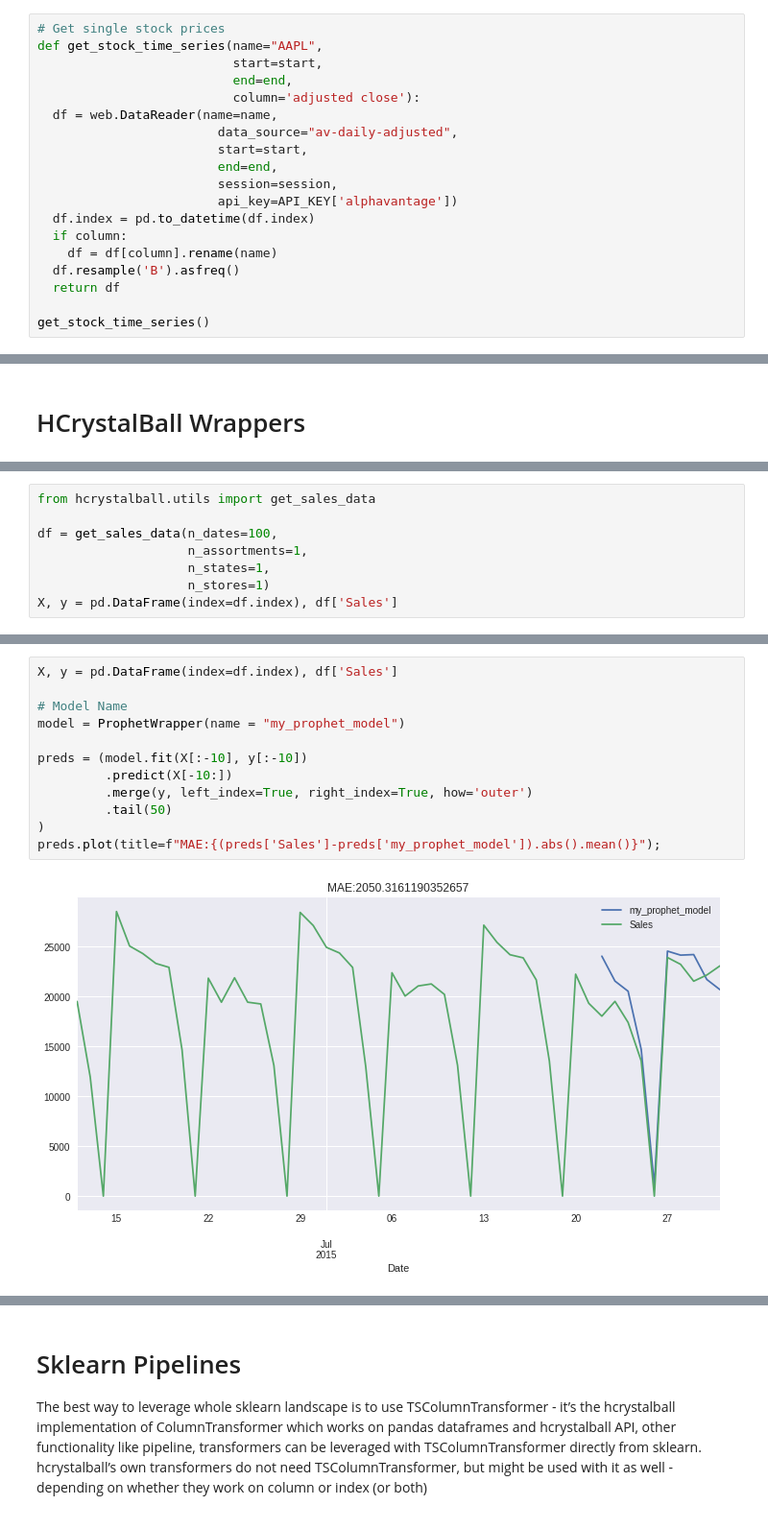
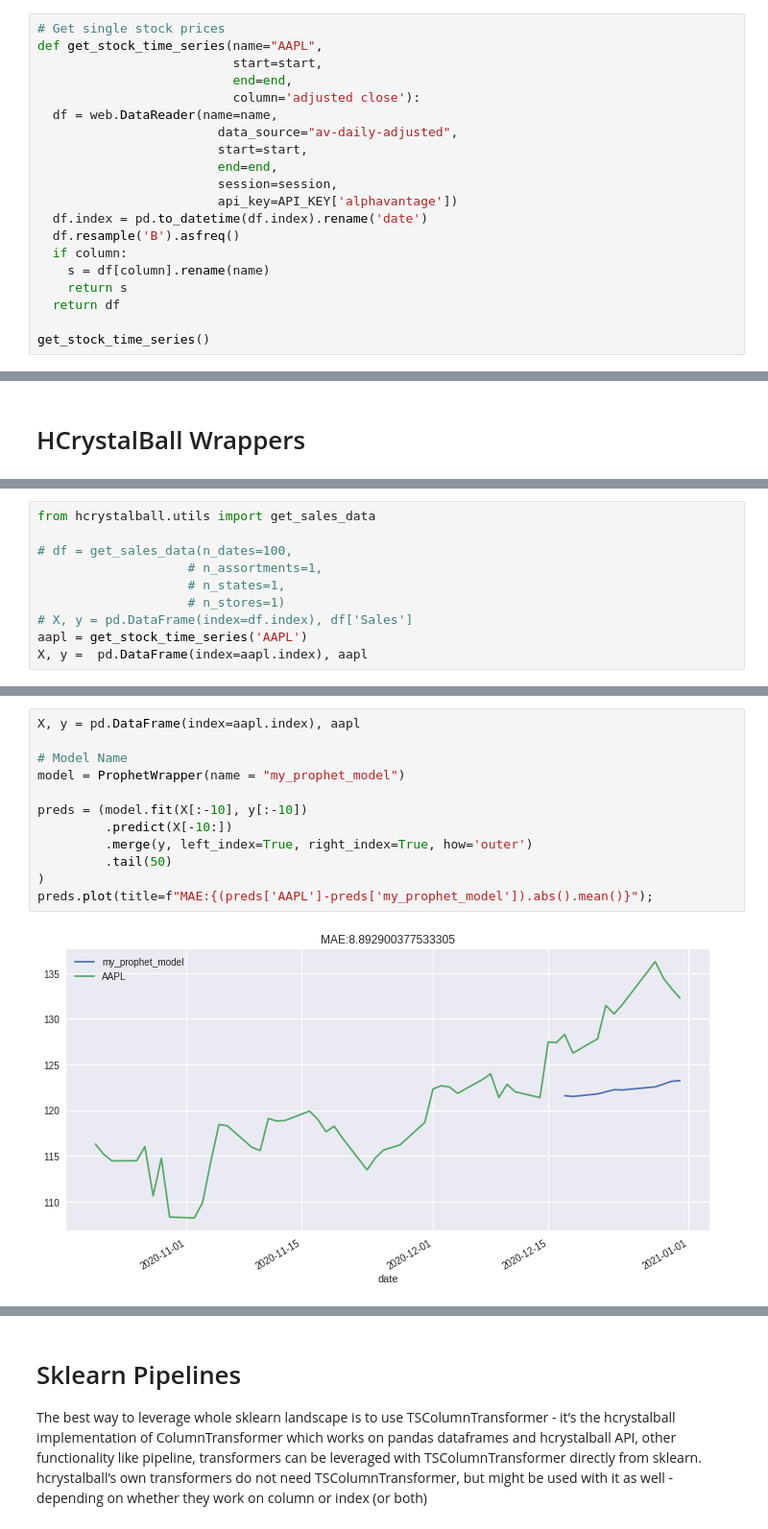
Before and after one commit to allen44/econometric-time-series-study, a Jupyter notebook: econometric_time_series_study.ipynb, the cells around one changed output, grey strips where cells are left out. Shown at 96% size. Saved outputs shown, nothing was run; the diff lists cells and outputs as text.

Commit message:
Test with AAPL

```diff
--- a/econometric_time_series_study.ipynb
+++ b/econometric_time_series_study.ipynb
@@ -102,10 +102,11 @@ def get_stock_time_series(name="AAPL",
                         end=end,
                         session=session,
                         api_key=API_KEY['alphavantage'])
-  df.index = pd.to_datetime(df.index)
+  df.index = pd.to_datetime(df.index).rename('date')
+  df.resample('B').asfreq()
   if column:
-    df = df[column].rename(name)
-  df.resample('B').asfreq()
+    s = df[column].rename(name)
+    return s
   return df
 
 get_stock_time_series()
@@ -667,11 +686,13 @@ ARIMA(order=(1, 1, 0), scoring_args={}, seasonal_order=(0, 0, 0, 21),
 # %%
 from hcrystalball.utils import get_sales_data
 
-df = get_sales_data(n_dates=100,
-                    n_assortments=1,
-                    n_states=1,
-                    n_stores=1)
-X, y = pd.DataFrame(index=df.index), df['Sales']
+# df = get_sales_data(n_dates=100,
+                    # n_assortments=1,
+                    # n_states=1,
+                    # n_stores=1)
+# X, y = pd.DataFrame(index=df.index), df['Sales']
+aapl = get_stock_time_series('AAPL')
+X, y =  pd.DataFrame(index=aapl.index), aapl
 # %%
 X
 # %% [output]
@@ -731,17 +752,17 @@ model.predict(X[-10:])
 # %%
-X, y = pd.DataFrame(index=df.index), df['Sales']
+X, y = pd.DataFrame(index=aapl.index), aapl
 
 # Model Name
 model = ProphetWrapper(name = "my_prophet_model")
 
 preds = (model.fit(X[:-10], y[:-10])
          .predict(X[-10:])
          .merge(y, left_index=True, right_index=True, how='outer')
          .tail(50)
 )
-preds.plot(title=f"MAE:{(preds['Sales']-preds['my_prophet_model']).abs().mean()}");
+preds.plot(title=f"MAE:{(preds['AAPL']-preds['my_prophet_model']).abs().mean()}");
 # %% [output]
-[figure, old version]
+[figure, new version]
 # %%
 # Confidence Intervals
 # All models which support confidence intervals in predictions have also
```
Also changed, not shown: parts of 26 cells of this notebook.
